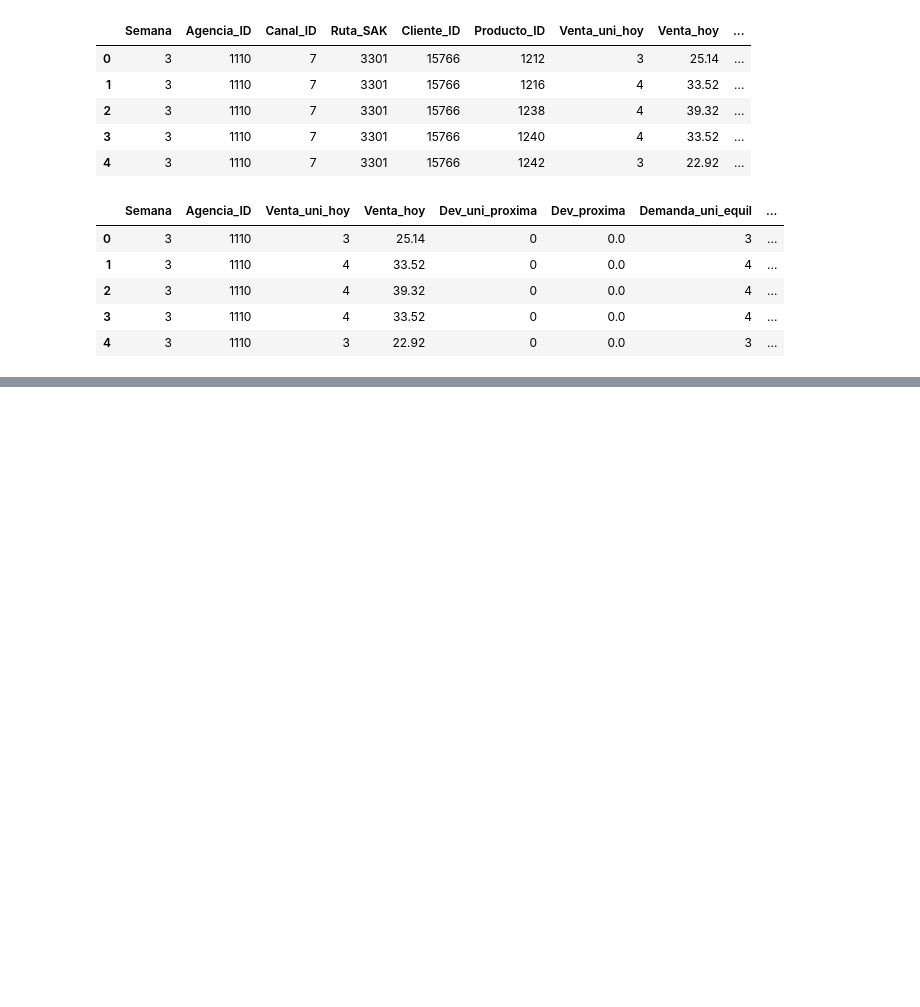
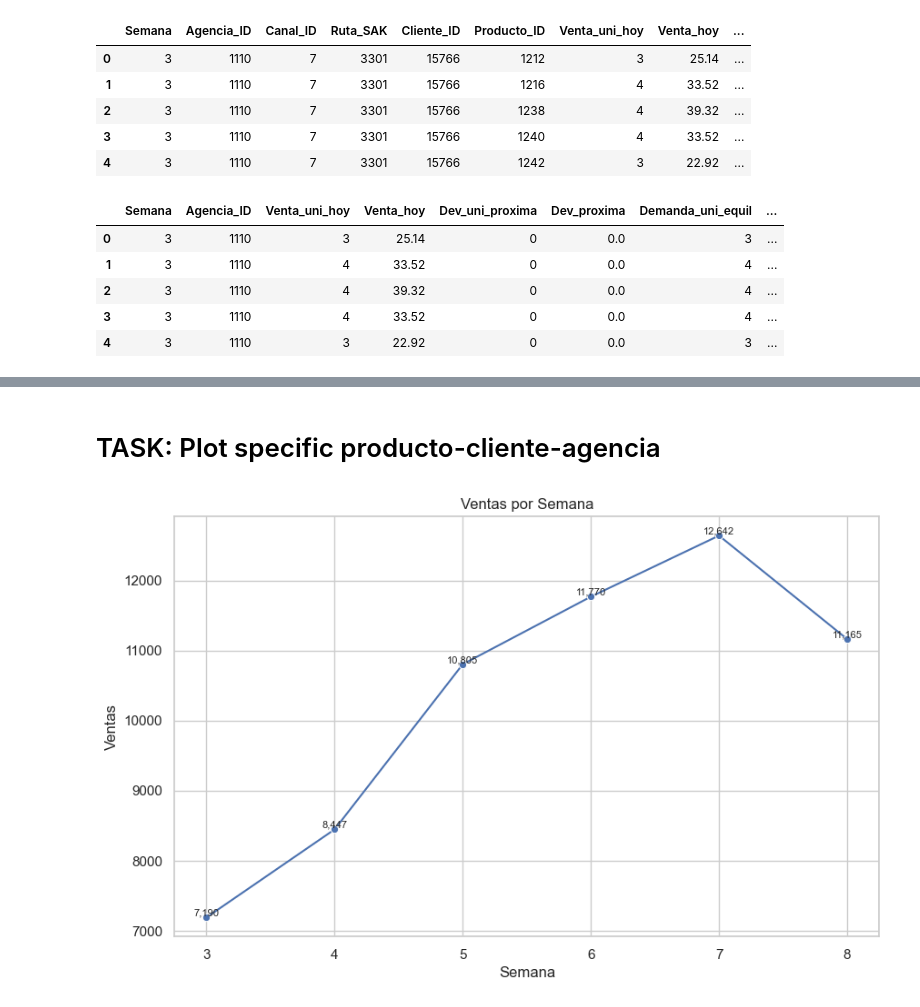
Before and after one commit to The-carlos/meli_assessment, a Jupyter notebook: main.ipynb, the cells around one changed output, grey strips where cells are left out. Drawn from its saved outputs; the diff is of its cells as text; code cells hidden in the pictures; blank space fills up the shorter version.

```diff
--- a/main.ipynb
+++ b/main.ipynb
@@ -563,0 +687,34 @@ san_antonio_data.shape
+# %% [markdown]
+# TASK: Plot specific producto-cliente-agencia
+# %%
+#TASK
+
+#Producto: Nito 1p 62g BIM 1278
+#Agencia: 1123
+#Cliente: NO IDENTIFICADO
+
+task_data = agencia_1123_data[(agencia_1123_data["NombreProducto"] == 'Nito 1p 62g BIM 1278') &
+                              (agencia_1123_data["NombreCliente"] == 'NO IDENTIFICADO')]
+
+
+
+# Agrupar por semana y sumar las ventas en cada semana
+df_agrupado = task_data.groupby('Semana')['Venta_uni_hoy'].sum().reset_index()
+
+# Configurar el estilo de Seaborn
+sns.set(style="whitegrid")
+
+# Graficar la serie de tiempo con Seaborn
+plt.figure(figsize=(10, 6))
+sns.lineplot(x='Semana', y='Venta_uni_hoy', data=df_agrupado, marker='o', color='b')
+
+# Agregar etiquetas con el valor de cada punto
+for index, row in df_agrupado.iterrows():
+    plt.text(row['Semana'], row['Venta_uni_hoy'], f'{row["Venta_uni_hoy"]:,.0f}', ha='center', va='bottom', fontsize=8)
+
+plt.title('Ventas por Semana')
+plt.xlabel('Semana')
+plt.ylabel('Ventas')
+plt.show()
+# %% [output]
+[figure, added]
```
Also changed, not shown: parts of 20 cells of this notebook.
